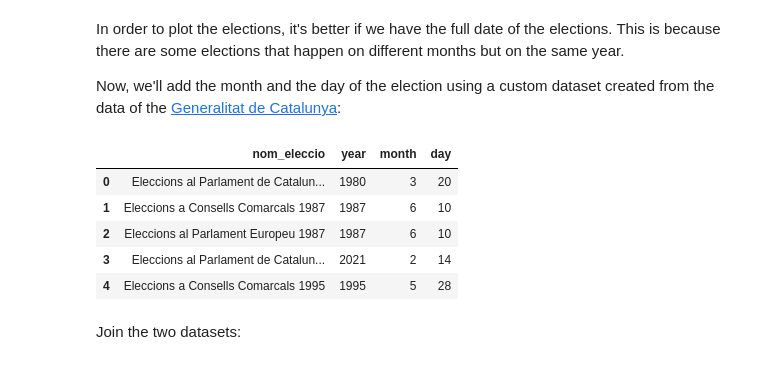
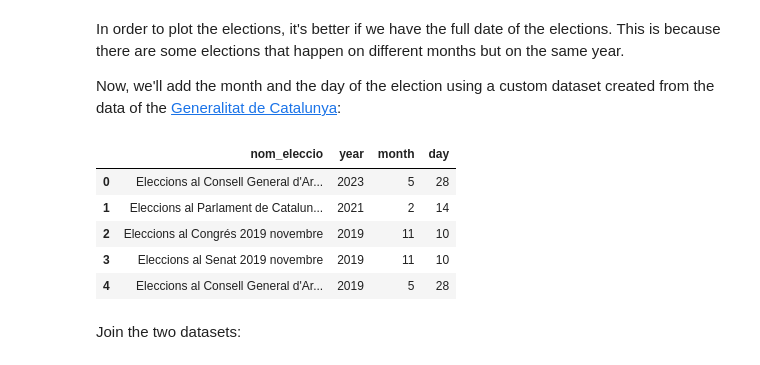
Before and after one commit to guillempla/catalan-elections-forecasting, a Jupyter notebook: src/study_data/study-results-data.ipynb, the cells around one changed output. Drawn from its saved outputs; the diff is of its cells as text; code cells hidden in the pictures.

```diff
--- a/src/study_data/study-results-data.ipynb
+++ b/src/study_data/study-results-data.ipynb
@@ -208,16 +276,16 @@ In order to plot the elections, it's better if we have the full date of the elec
 
 Now, we'll add the month and the day of the election using a custom dataset created from the data of the [Generalitat de Catalunya](https://resultats.dadeselectorals.gencat.cat/#/dades):
 # %%
-df_elections_days = pd.read_csv('../data/processed/catalan-election-clean-dates.pkl')
+df_elections_days = pd.read_pickle('../../data/processed/catalan-elections-clean-dates.pkl')
 
 df_elections_days.head()
 # %% [output]
 |  | nom_eleccio | year | month | day |
-| 0 | Eleccions al Parlament de Catalun... | 1980 | 3 | 20 |
-| 1 | Eleccions a Consells Comarcals 1987 | 1987 | 6 | 10 |
-| 2 | Eleccions al Parlament Europeu 1987 | 1987 | 6 | 10 |
-| 3 | Eleccions al Parlament de Catalun... | 2021 | 2 | 14 |
-| 4 | Eleccions a Consells Comarcals 1995 | 1995 | 5 | 28 |
+| 0 | Eleccions al Consell General d'Ar... | 2023 | 5 | 28 |
+| 1 | Eleccions al Parlament de Catalun... | 2021 | 2 | 14 |
+| 2 | Eleccions al Congrés 2019 novembre | 2019 | 11 | 10 |
+| 3 | Eleccions al Senat 2019 novembre | 2019 | 11 | 10 |
+| 4 | Eleccions al Consell General d'Ar... | 2019 | 5 | 28 |
 # %% [markdown]
 Join the two datasets:
 # %%
```
Also changed, not shown: parts of 23 cells of this notebook.
